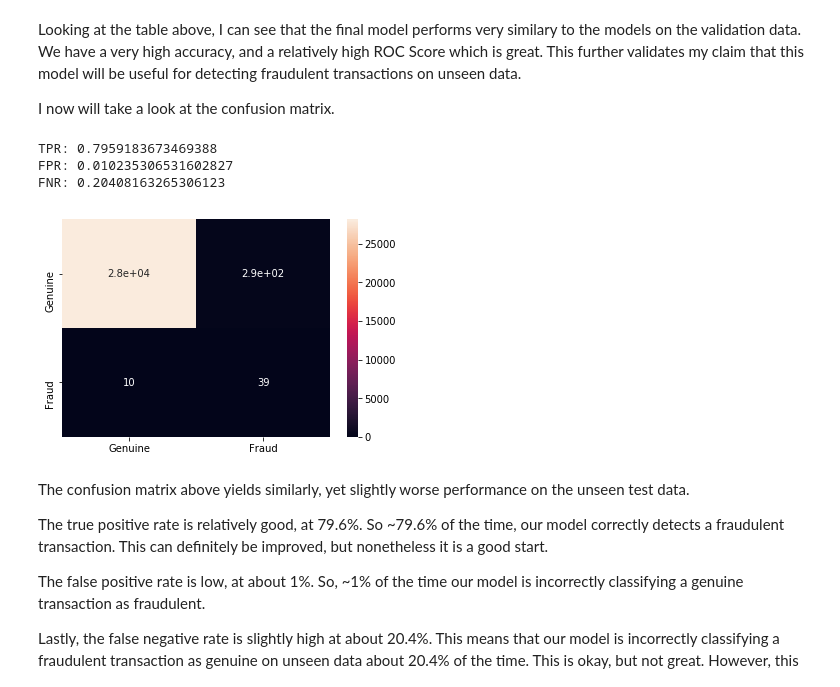
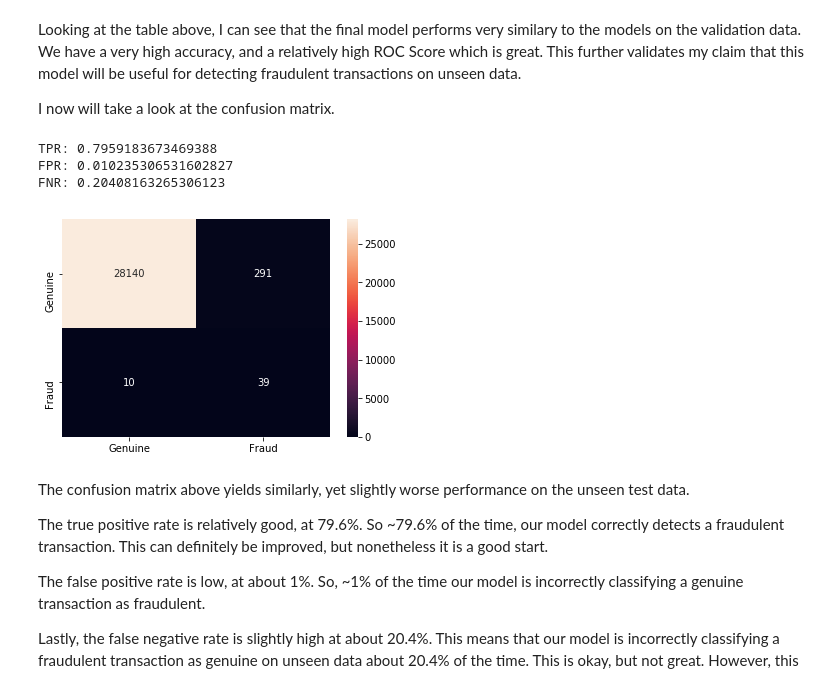
Before and after one commit to joshjanda1/Projects, a Jupyter notebook: FraudDetection/fraud_detection.ipynb, the cells around one changed output. Cells and saved outputs as stored; diff of their text form; code cells hidden in the pictures.

```diff
--- a/FraudDetection/fraud_detection.ipynb
+++ b/FraudDetection/fraud_detection.ipynb
@@ -752,17 +749,17 @@ I now will take a look at the confusion matrix.
 # %%
 tpr = test_conf_mtrx[1, 1] / test_conf_mtrx[1, :].sum()
 fpr = test_conf_mtrx[0, 1] / test_conf_mtrx[0, :].sum()
 fnr = test_conf_mtrx[1, 0] / test_conf_mtrx[1, :].sum()
 conf_mtrx_df = pd.DataFrame(test_conf_mtrx,
                             index = ["Genuine", "Fraud"],
                             columns = ["Genuine", "Fraud"])
-sns.heatmap(conf_mtrx_df, annot = True)
+sns.heatmap(conf_mtrx_df, annot = True, fmt = 'g')
 print("TPR: {0}\nFPR: {1}\nFNR: {2}".format(tpr, fpr, fnr))
 # %% [output]
 TPR: 0.7959183673469388
 FPR: 0.010235306531602827
 FNR: 0.20408163265306123
-[figure, old version]
+[figure, new version]
 # %% [markdown]
 The confusion matrix above yields similarly, yet slightly worse performance on the unseen test data.
 
```
Also changed, not shown: parts of 5 cells of this notebook.
